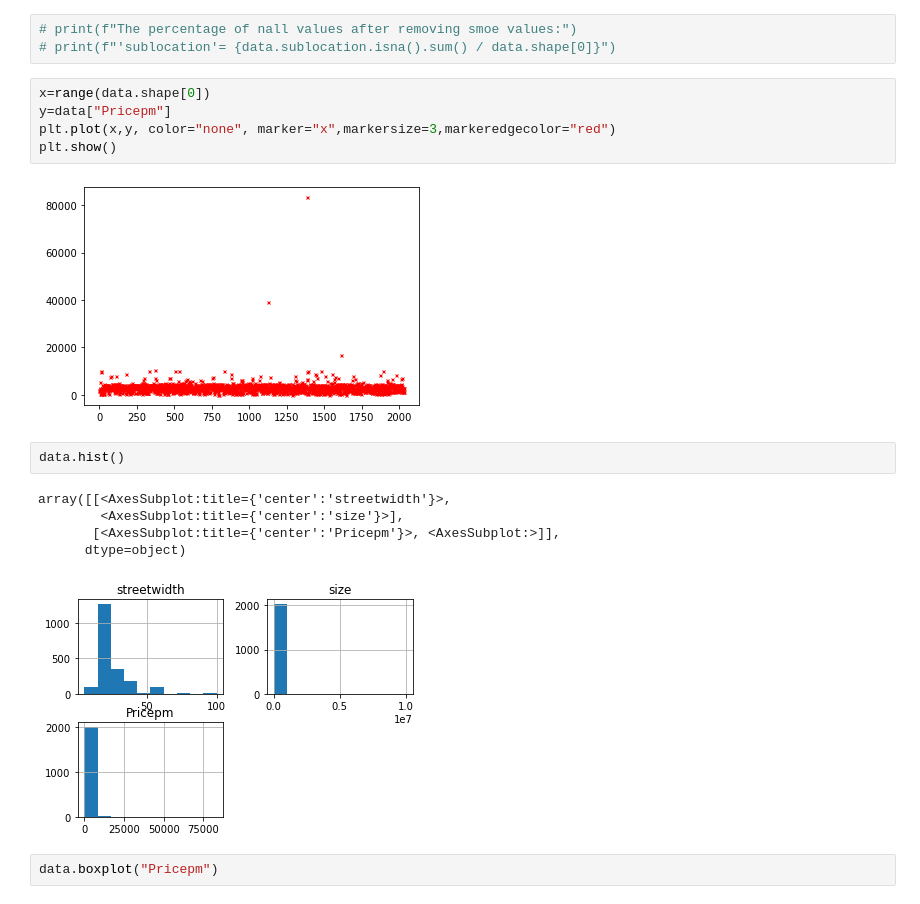
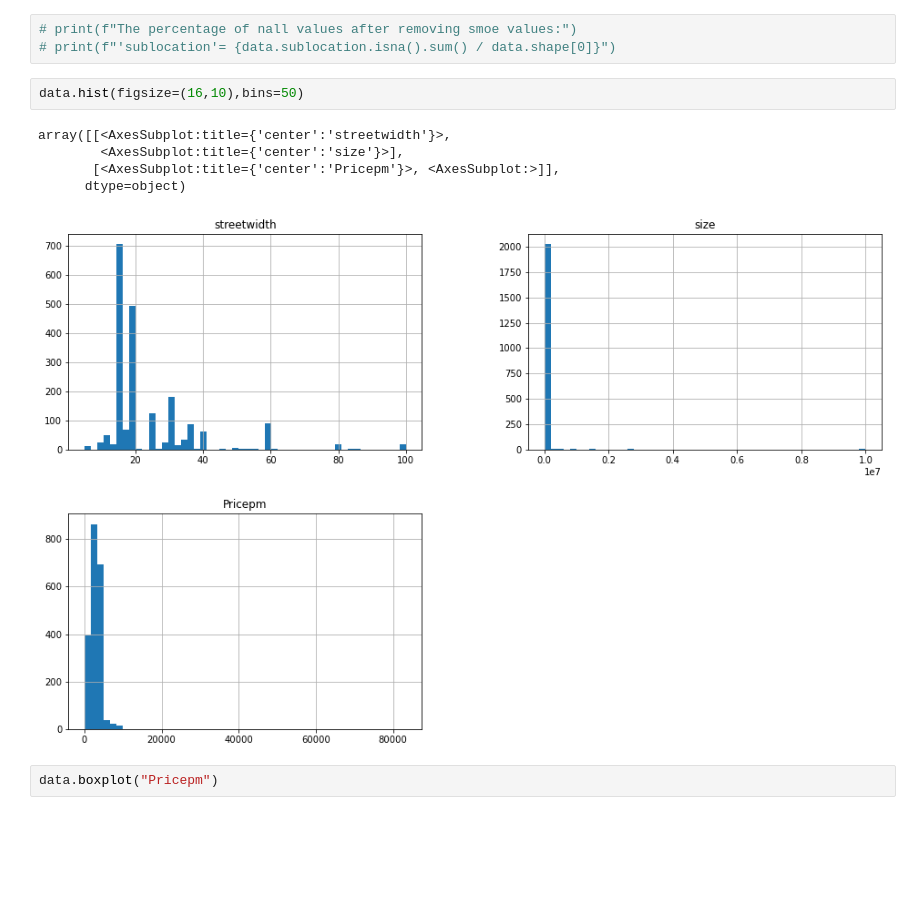
Before and after one commit to RakanW10/Aqar_Prices_Prediction, a Jupyter notebook: HW-3.ipynb, the cells around one changed output. Drawn from its saved outputs; the diff is of its cells as text; blank space fills up the shorter version.

```diff
--- a/HW-3.ipynb
+++ b/HW-3.ipynb
@@ -75,21 +70,14 @@ dtype: int64
 # %%
 # print(f"The percentage of nall values after removing smoe values:")
 # print(f"'sublocation'= {data.sublocation.isna().sum() / data.shape[0]}")
-# %%
-x=range(data.shape[0])
-y=data["Pricepm"]
-plt.plot(x,y, color="none", marker="x",markersize=3,markeredgecolor="red")
-plt.show()
-# %% [output]
-[figure, removed]
 # %%
-data.hist()
+data.hist(figsize=(16,10),bins=50)
 # %% [output]
 array([[<AxesSubplot:title={'center':'streetwidth'}>,
         <AxesSubplot:title={'center':'size'}>],
        [<AxesSubplot:title={'center':'Pricepm'}>, <AxesSubplot:>]],
       dtype=object)
-[figure, old version]
+[figure, new version]
 # %%
 data.boxplot("Pricepm")
 # %% [output]
```
Also changed, not shown: parts of 18 cells of this notebook.
